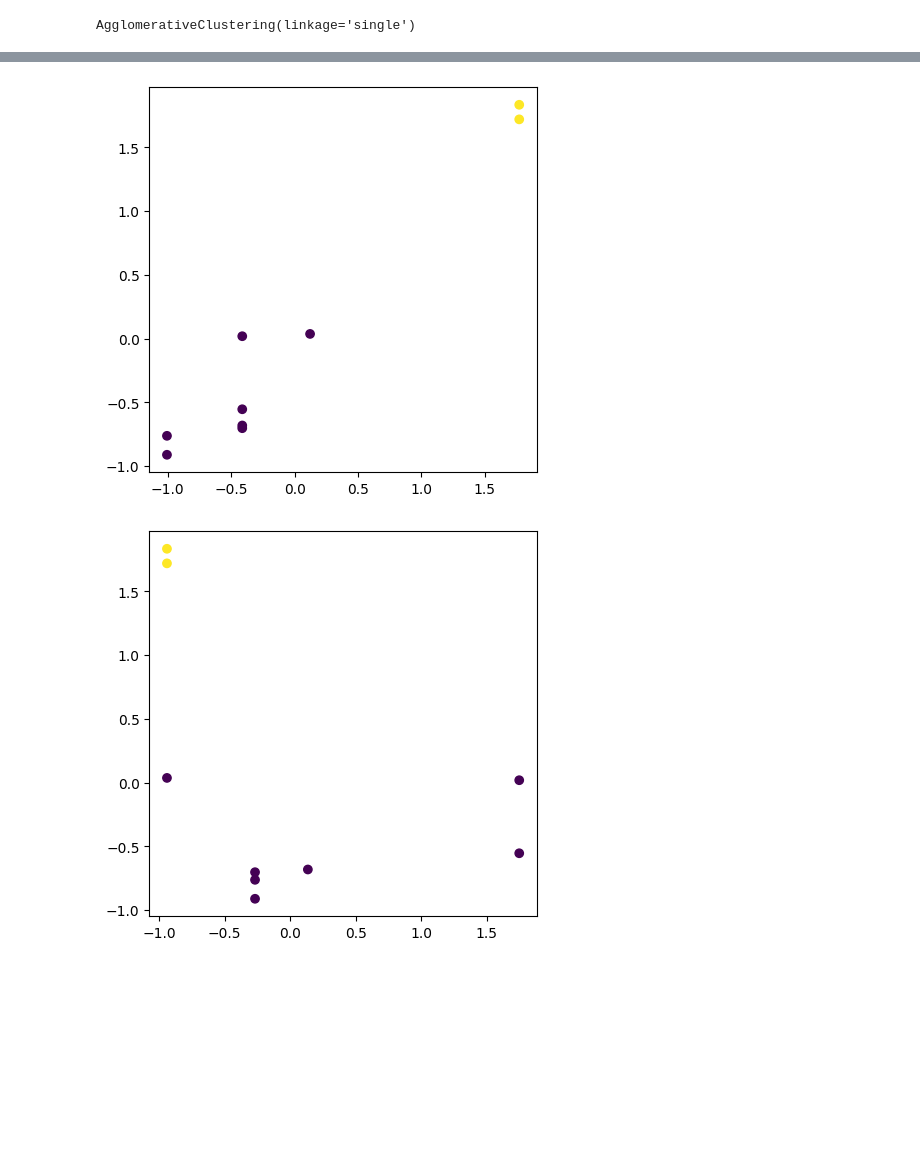
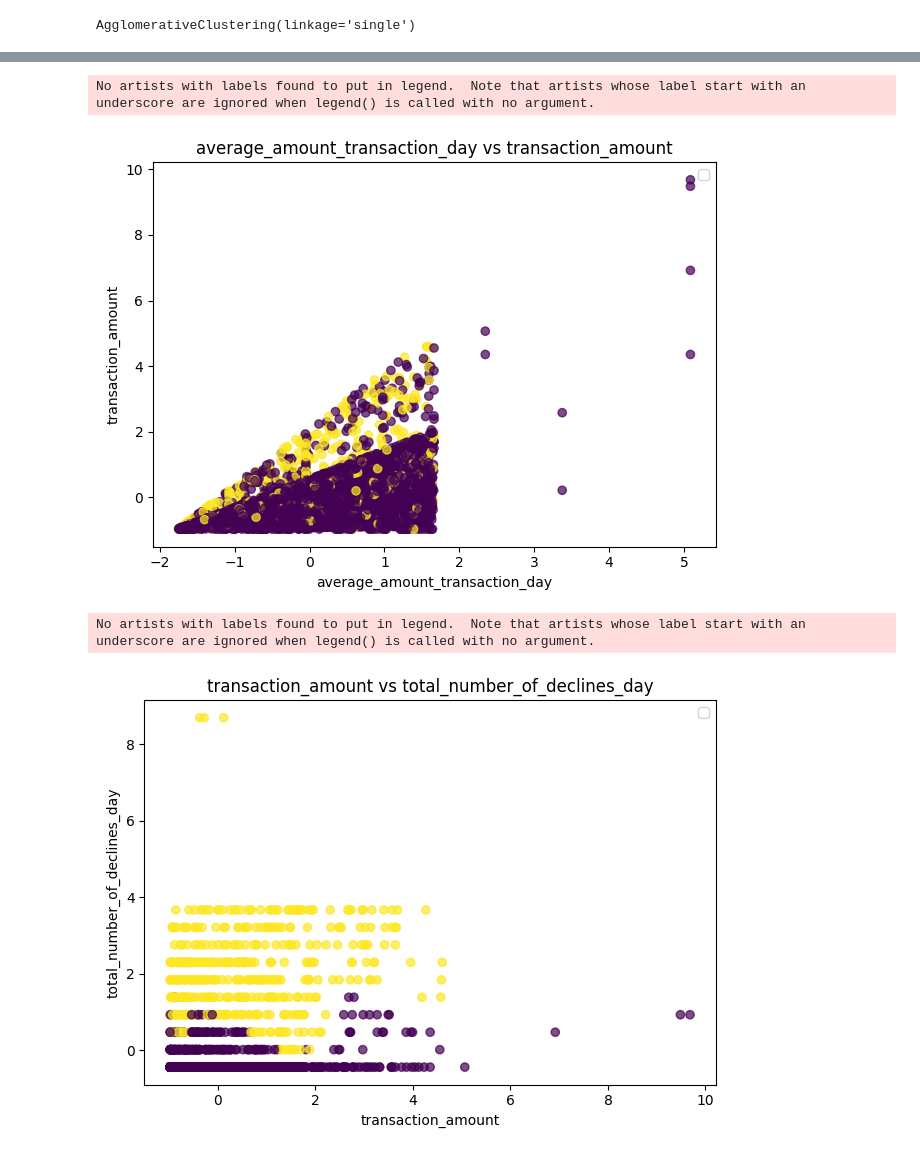
Before and after one commit to savindumahasen/Credict-Card-Fraud-Detection, a Jupyter notebook: creditcardfrauddetection.ipynb, the cells around one changed output, grey strips where cells are left out. Drawn from its saved outputs; the diff is of its cells as text; code cells hidden in the pictures; blank space fills up the shorter version.

Commit message:
Update the agglomerative clustering algorithm

```diff
--- a/creditcardfrauddetection.ipynb
+++ b/creditcardfrauddetection.ipynb
@@ -22,5 +22,3 @@ data.head()
 | 2 | 3 | 3160041896 | 185.5 | 4823.0 | Y | 5 | ... |
 | 3 | 4 | 3160141996 | 185.5 | 5008.5 | Y | 8 | ... |
 | 4 | 5 | 3160241992 | 500.0 | 26000.0 | N | 0 | ... |
-# %%
-data=data[0:9]
@@ -568,5 +588,5 @@ array([[-1.00671179, -0.91091618, -0.26886643],
 # %%
 ## Cluster the scaled data into  2 groups
 kmc=KMeans(n_clusters=2, random_state=42)
-kmc.fit_transform(scaled_result)
+kmc.fit(scaled_result)
 # %% [output]
@@ -927,3 +957,6 @@ AgglomerativeClustering(linkage='single')
 # %%
-acl.fit(scaled_result_pd)
+
+ac = AgglomerativeClustering(n_clusters=2)
+labels=ac.fit_predict(scaled_result_pd)
+labels
 # %% [output]
@@ -944,15 +975,33 @@ scaled_result_pd.head()
 # %%
-plt.figure(figsize=(5,5))
-plt.scatter(scaled_result_pd.iloc[:,0],scaled_result_pd.iloc[:,1],c=acl.labels_)
-plt.show()
+
+# Plot each consecutive pair of features
+for i in range(2):
+
+    # Plot the data points
+    plt.scatter(
+        scaled_result_pd.iloc[:, i],
+        scaled_result_pd.iloc[:, i + 1],
+        c=labels,
+        cmap='viridis',
+        alpha=0.7
+    )
+
+    plt.xlabel(scaled_result_pd.columns[i])
+    plt.ylabel(scaled_result_pd.columns[i + 1])
+
+    plt.title(
+        f'{scaled_result_pd.columns[i]} vs '
+        f'{scaled_result_pd.columns[i + 1]}'
+    )
+
+    plt.legend()
+    plt.tight_layout()
+    plt.show()
 # %% [output]
+No artists with labels found to put in legend.  Note that artists whose label start with an underscore are ignored when legend() is called with no argument.
-[figure, old version]
+[figure, new version]
+No artists with labels found to put in legend.  Note that artists whose label start with an underscore are ignored when legend() is called with no argument.
+[figure, added]
-# %%
-plt.figure(figsize=(5,5))
-plt.scatter(scaled_result_pd.iloc[:,2],scaled_result_pd.iloc[:,1],c=acl.labels_)
-plt.show()
-# %% [output]
-[figure, removed]
 # %%
 from mpl_toolkits.mplot3d import Axes3D
 import matplotlib.pyplot as plt
```
Also changed, not shown: parts of 34 cells of this notebook.
